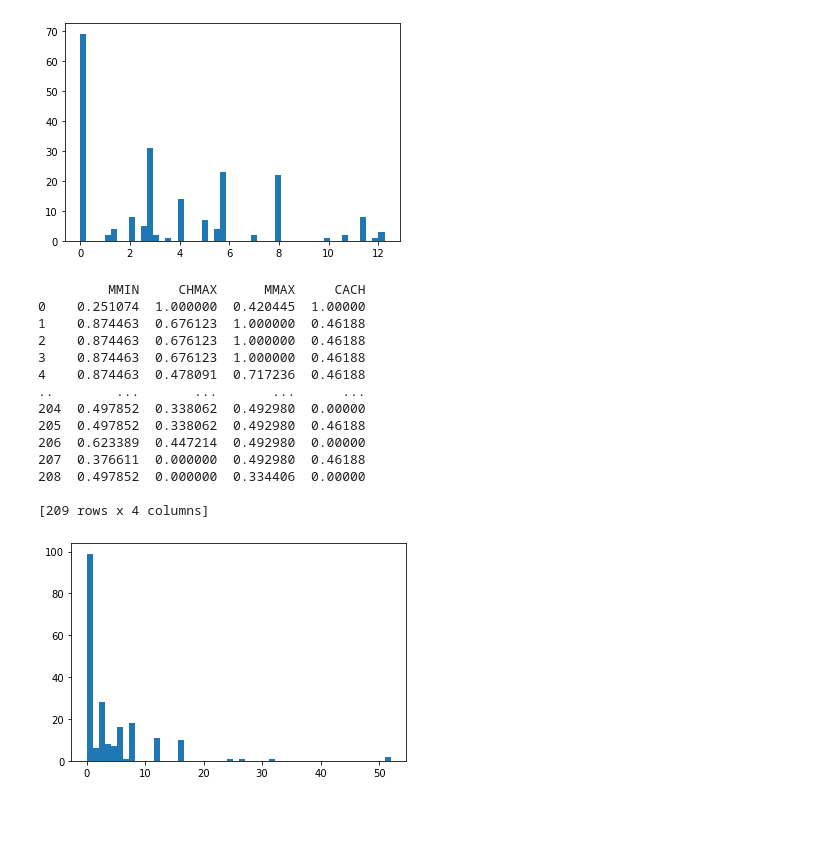
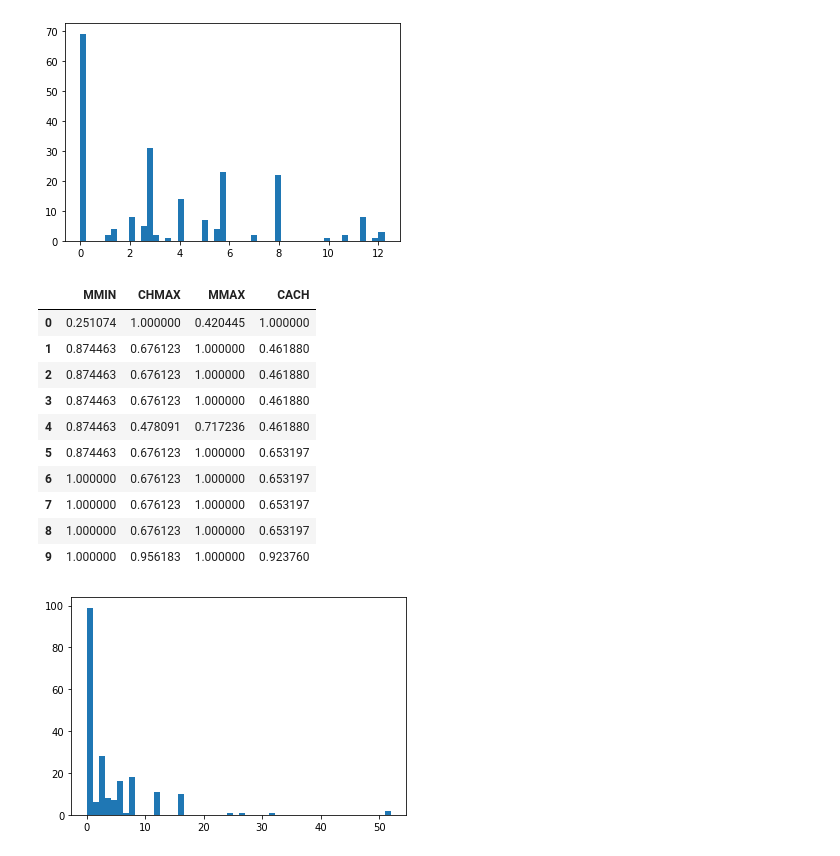
Before and after one commit to quiet-cmd/EmptyJupyterNoteebookForBinder, a Jupyter notebook: lesson_5/data_preparation.ipynb, the cells around one changed output. Drawn from its saved outputs; the diff is of its cells as text; code cells hidden in the pictures; blank space fills up the shorter version.

```diff
--- a/lesson_5/data_preparation.ipynb
+++ b/lesson_5/data_preparation.ipynb
@@ -255,25 +246,21 @@ data = data**0.5
 # %%
 data = numpy.array(data).reshape(-1,1)
 data = MinMaxScaler().fit_transform(data)
 data = data.flatten()
 dataset['CACH'] = data
+dataset.head(10)
+# %% [output]
+|  | MMIN | CHMAX | MMAX | CACH |
+| 0 | 0.251074 | 1.000000 | 0.420445 | 1.000000 |
+| 1 | 0.874463 | 0.676123 | 1.000000 | 0.461880 |
+| 2 | 0.874463 | 0.676123 | 1.000000 | 0.461880 |
+| 3 | 0.874463 | 0.676123 | 1.000000 | 0.461880 |
+| 4 | 0.874463 | 0.478091 | 0.717236 | 0.461880 |
+| 5 | 0.874463 | 0.676123 | 1.000000 | 0.653197 |
+| 6 | 1.000000 | 0.676123 | 1.000000 | 0.653197 |
+| 7 | 1.000000 | 0.676123 | 1.000000 | 0.653197 |
+| 8 | 1.000000 | 0.676123 | 1.000000 | 0.653197 |
+| 9 | 1.000000 | 0.956183 | 1.000000 | 0.923760 |
-# %%
-print(dataset)
-# %% [output]
-         MMIN     CHMAX      MMAX     CACH
-0    0.251074  1.000000  0.420445  1.00000
-1    0.874463  0.676123  1.000000  0.46188
-2    0.874463  0.676123  1.000000  0.46188
-3    0.874463  0.676123  1.000000  0.46188
-4    0.874463  0.478091  0.717236  0.46188
-..        ...       ...       ...      ...
-204  0.497852  0.338062  0.492980  0.00000
-205  0.497852  0.338062  0.492980  0.46188
-206  0.623389  0.447214  0.492980  0.00000
-207  0.376611  0.000000  0.492980  0.46188
-208  0.497852  0.000000  0.334406  0.00000
-
-[209 rows x 4 columns]
 # %%
 #Анализ столбца №6
 data = row_dataset[6]
```
Also changed, not shown: parts of 9 cells of this notebook.
